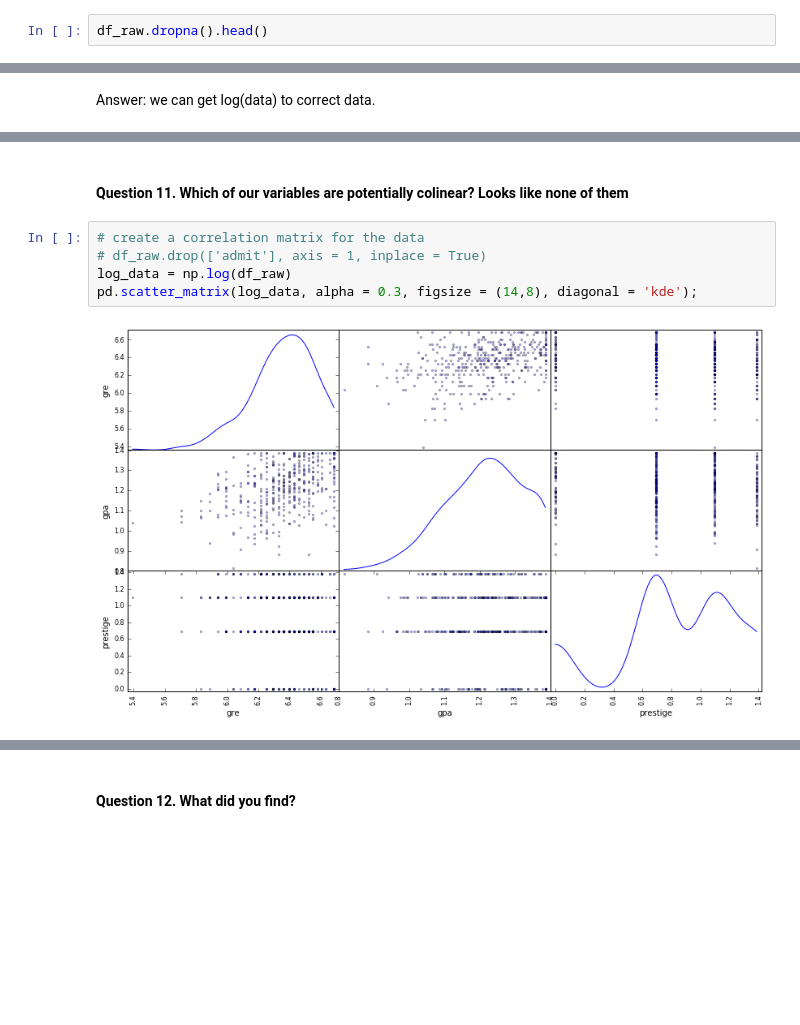
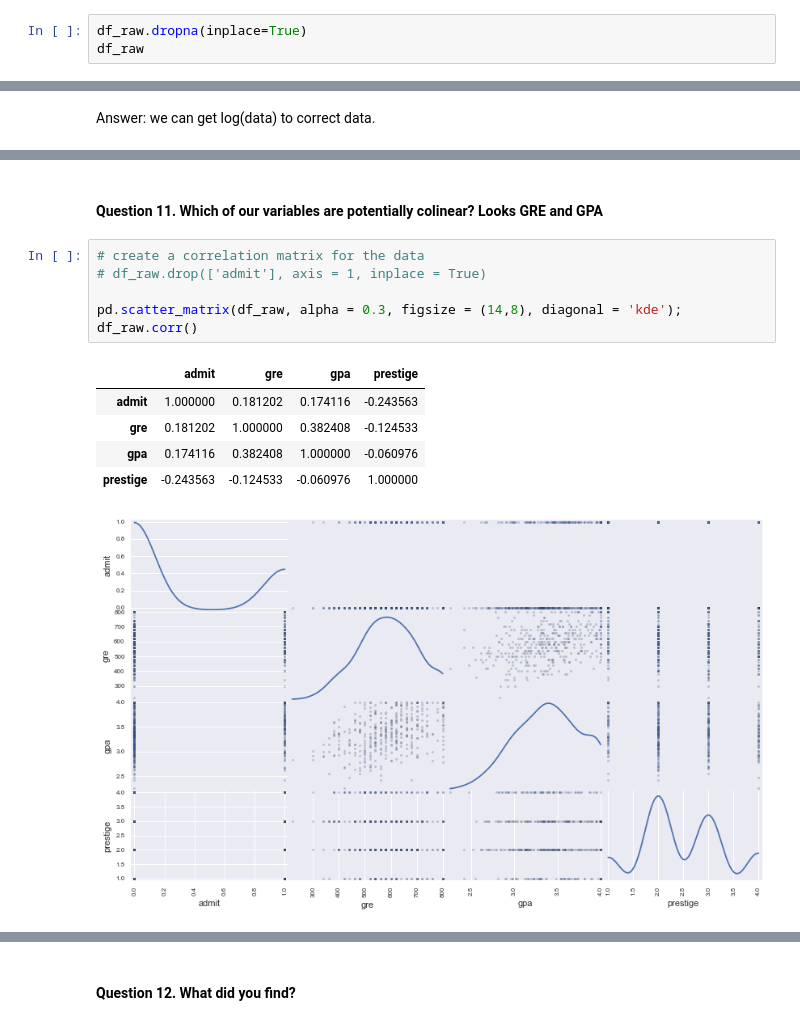
Before and after one commit to zyousefi105/DS-SF-31-zyousefi, a Jupyter notebook: Projects/Project_2/project2-starter.ipynb, the cells around one changed output, grey strips where cells are left out. Drawn from its saved outputs; the diff is of its cells as text; blank space fills up the shorter version.

```diff
--- a/Projects/Project_2/project2-starter.ipynb
+++ b/Projects/Project_2/project2-starter.ipynb
@@ -62,7 +68,8 @@ Answer: STD is the root of variation, obviously variation of GPA is much less th
 # %% [markdown]
 #### Question 4. Drop data points with missing data
 # %%
-df_raw.dropna().head()
+df_raw.dropna(inplace=True)
+df_raw
 # %% [output]
 |  | admit | gre | gpa | prestige |
 | 0 | 0 | 380.0 | 3.61 | 3.0 |
@@ -109,9 +140,15 @@ Answer: we can get log(data) to correct data.
 # %% [markdown]
-#### Question 11. Which of our variables are potentially colinear?  Looks like none of them
+#### Question 11. Which of our variables are potentially colinear?  Looks GRE and GPA
 # %%
 # create a correlation matrix for the data
 # df_raw.drop(['admit'], axis = 1, inplace = True)
-log_data = np.log(df_raw)
-pd.scatter_matrix(log_data, alpha = 0.3, figsize = (14,8), diagonal = 'kde');
+
+pd.scatter_matrix(df_raw, alpha = 0.3, figsize = (14,8), diagonal = 'kde');
+df_raw.corr()
 # %% [output]
+|  | admit | gre | gpa | prestige |
+| admit | 1.000000 | 0.181202 | 0.174116 | -0.243563 |
+| gre | 0.181202 | 1.000000 | 0.382408 | -0.124533 |
+| gpa | 0.174116 | 0.382408 | 1.000000 | -0.060976 |
+| prestige | -0.243563 | -0.124533 | -0.060976 | 1.000000 |
-[figure, old version]
+[figure, new version]
```
Also changed, not shown: parts of 18 cells of this notebook.
